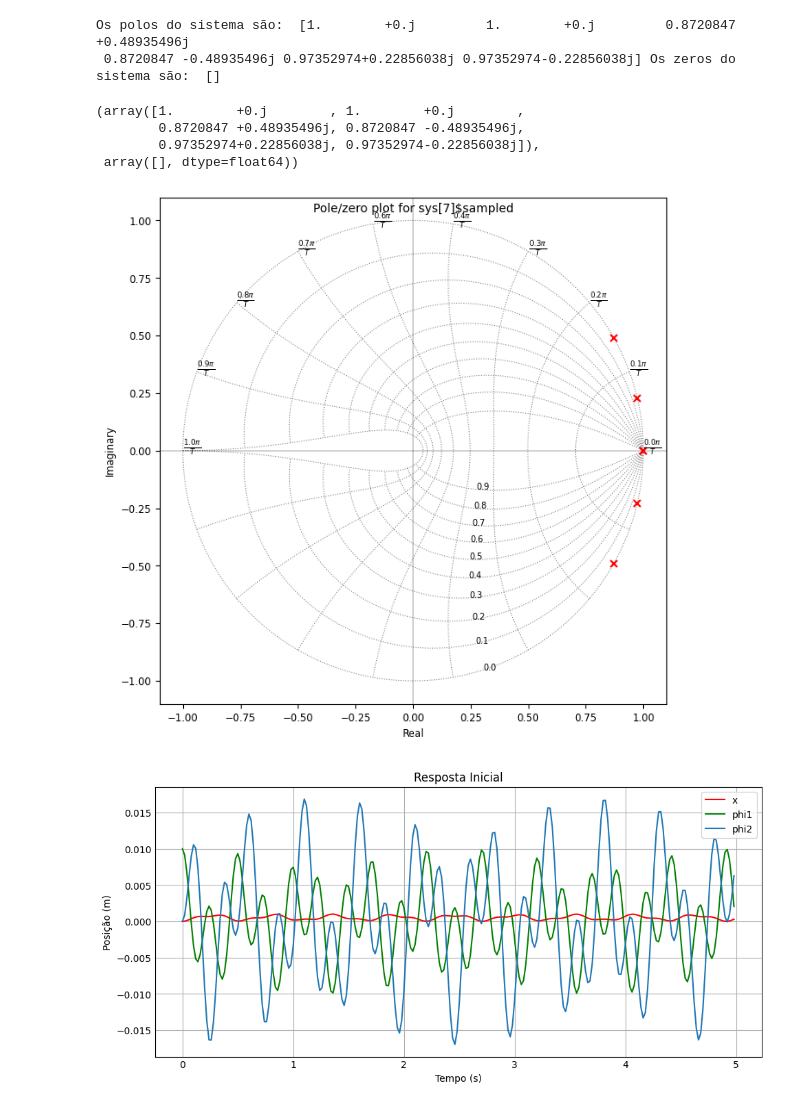
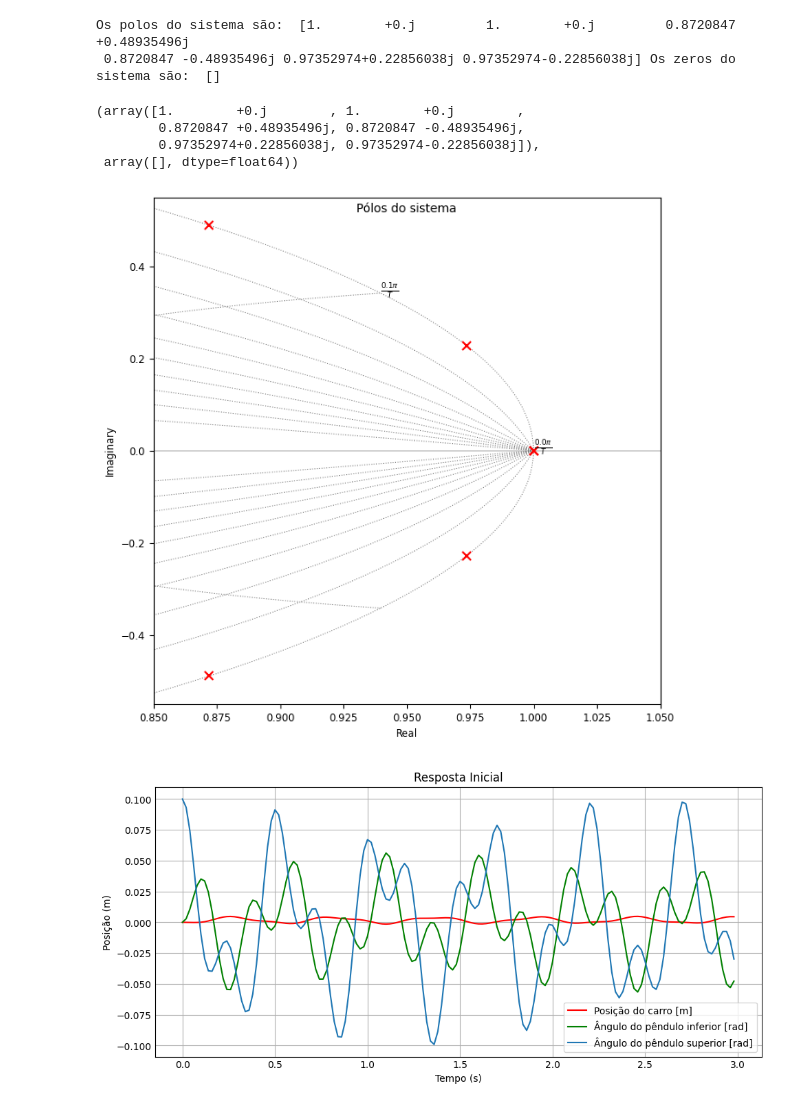
Before and after one commit to thebrendonbarbosa/Projeto_TCC_DPI_Thalyson, a Jupyter notebook: scripts/modelagem_sistema_duplo_pêndulo.ipynb, the cells around one changed output. Saved outputs shown, nothing was run; the diff lists cells and outputs as text; code cells hidden in the pictures.

```diff
--- a/scripts/modelagem_sistema_duplo_pêndulo.ipynb
+++ b/scripts/modelagem_sistema_duplo_pêndulo.ipynb
@@ -280,38 +317,39 @@ Os polos do sistema são:  [1.        +0.j         1.        +0.j         0.8720
  0.8720847 -0.48935496j 0.97352974+0.22856038j 0.97352974-0.22856038j] Os zeros do sistema são:  []
 # %%
 # Pólos do sistema
+
 plt.figure(figsize=(6, 6))
-ct.pzmap(sys_discreto ,plot=True,grid=True,marker_color='r')
+ct.pzmap(sys_discreto,plot=True,title ='Pólos do sistema',grid=True,marker_color='r',marker_size=7,xlim=[0.85,1.05],ylim=[-0.55,0.55],scaling=True)
 # %% [output]
 (array([1.        +0.j        , 1.        +0.j        ,
         0.8720847 +0.48935496j, 0.8720847 -0.48935496j,
         0.97352974+0.22856038j, 0.97352974-0.22856038j]),
  array([], dtype=float64))
-[figure, old version]
+[figure, new version]
 # %%
 # Plotar resposta inicial do sistema
 
-x0 = np.array([[0.0],[0.01],[0.0],[0],[0],[0]])
-tp = np.arange(0, 5, Ts)
+x0 = np.array([[0.0],[0.0],[0.1],[0],[0],[0]])
+tp = np.arange(0, 3, Ts)
 #t,y = ct.initial_response(sys, tp,x0) # Resposta Inicial
 t,y = ct.initial_response(sys_discreto, tp,x0) # Resposta Inicial
 r,d = ct.step_response(sys,tp,x0) # Resposta ao degrau
 # %%
 
 altura = 4
 largura = 9
 subplots = plt.subplots(1, 1, figsize=(largura, altura))
-subplots[1].plot(t,y[0], '-r',label='x')
-subplots[1].plot(t,y[1], '-g',label='phi1')
-subplots[1].plot(t,y[2], label='phi2')
+subplots[1].plot(t,y[0], '-r',label='Posição do carro [m]')
+subplots[1].plot(t,y[1], '-g',label='Ângulo do pêndulo inferior [rad]')
+subplots[1].plot(t,y[2], label='Ângulo do pêndulo superior [rad]')
 subplots[1].set_title('Resposta Inicial')
 subplots[1].set_xlabel('Tempo (s)')
 subplots[1].set_ylabel('Posição (m)')
 subplots[1].grid(True)
 subplots[1].legend()
 plt.show()
 # %% [output]
-[figure, old version]
+[figure, new version]
 # %%
 altura = 4
 largura = 9
```
Also changed, not shown: parts of 7 cells of this notebook, 3 other files.
